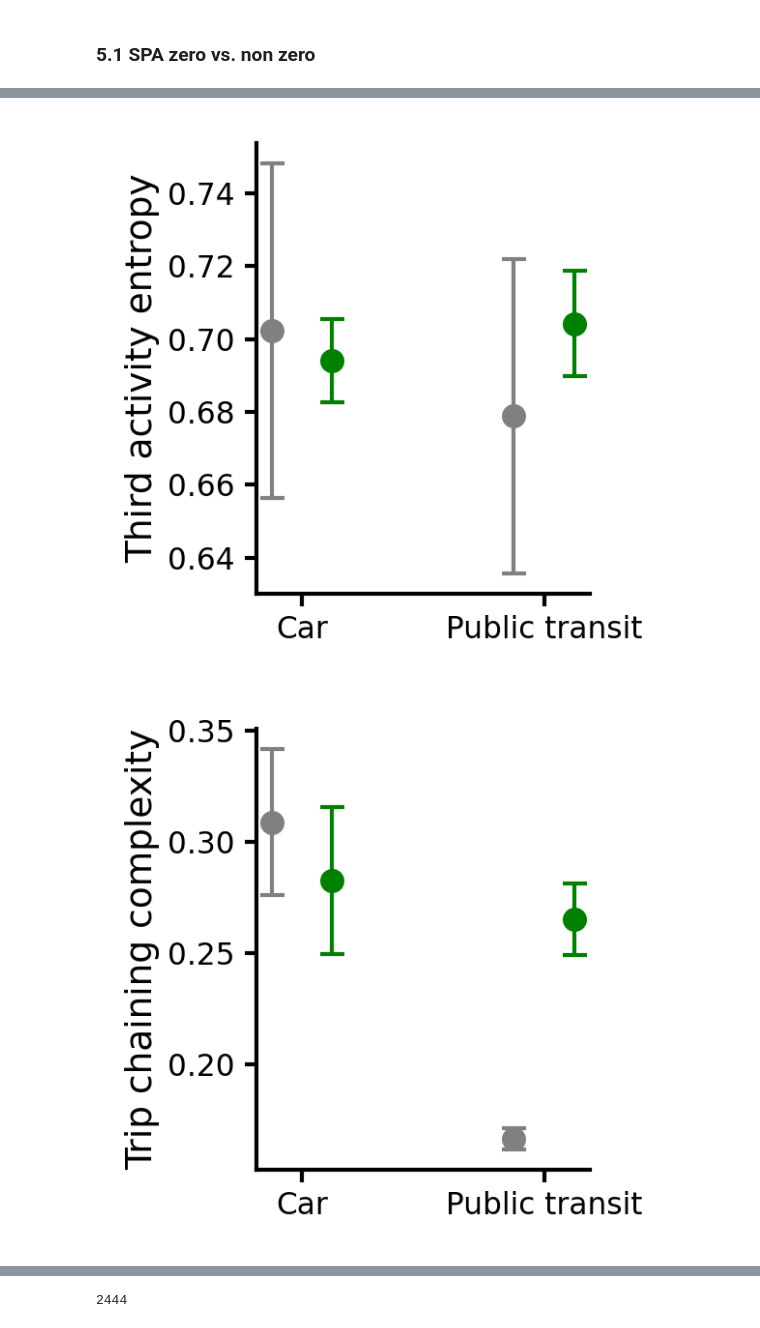
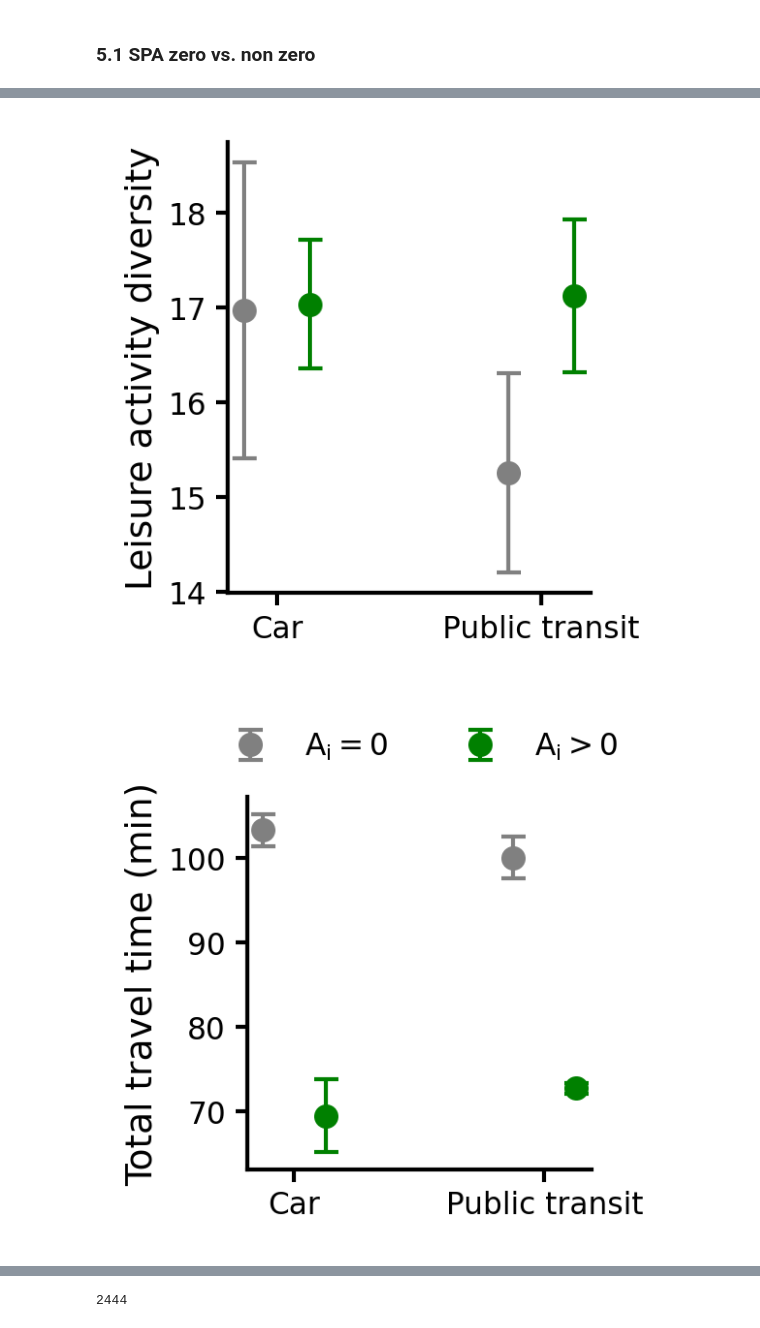
Before and after one commit to TheYuanLiao/netmob25, a Jupyter notebook: src/8-sp-accessibility-desc.ipynb, the cells around one changed output, grey strips where cells are left out. Saved outputs shown, nothing was run; the diff lists cells and outputs as text; code cells hidden in the pictures.

```diff
--- a/src/8-sp-accessibility-desc.ipynb
+++ b/src/8-sp-accessibility-desc.ipynb
@@ -173,6 +163,7 @@ df_r.head()
 # %%
 df_r2plot = df_r.groupby("ID").agg({
     "entropy_mm": "first",
+    "hill_q1": "first",
     "activity_nh_ratio": lambda x: (x * df_r.loc[x.index, "weight_day"]).sum() / df_r.loc[x.index, "weight_day"].sum(),
     "activity_time_third": lambda x: (x * df_r.loc[x.index, "weight_day"]).sum() / df_r.loc[x.index, "weight_day"].sum(),
     "total_travel_time": lambda x: (x * df_r.loc[x.index, "weight_day"]).sum() / df_r.loc[x.index, "weight_day"].sum(),
@@ -474,9 +363,10 @@ Index(['ID', 'entropy_mm', 'activity_nh_ratio', 'activity_time_third',
 # %%
 df_filtered = df_filtered.merge(df_p[['ID', 'codgeo', 'pt_sub']].drop_duplicates(subset=['ID']), on='ID', how='left')
 # %%
-from sklearn.preprocessing import MinMaxScaler
-scaler = MinMaxScaler()
-df_filtered['entropy_mm_norm'] = scaler.fit_transform(df_filtered[['entropy_mm']])
+# Normalize entropy
+# from sklearn.preprocessing import MinMaxScaler
+# scaler = MinMaxScaler()
+# df_filtered['entropy_mm_norm'] = scaler.fit_transform(df_filtered[['entropy_mm']])
 # %%
 # access_col: the column to bin
 # step: 0.5 → boundaries at 10^0, 10^0.5, 10^1, ...
@@ -638,11 +508,14 @@ fig.savefig("figures/trip_chaining_presence.png", dpi=300, bbox_inches='tight')
 # %%
 def ak_cat_agg(data=None):
     trip_chaining_presence = data.loc[data['trip_chaining_presence'] == 1, 'weight_ind'].sum() / data['weight_ind'].sum() * 100
-    md_e, md_err_e = bootstrap_median(data["entropy_mm_norm"], weights=data['weight_ind'], n_bootstrap=1000)
+    md_e, md_err_e = bootstrap_median(data["hill_q1"], weights=data['weight_ind'], n_bootstrap=1000)
     md_t, md_err_t = bootstrap_median(data["xs_total_hws"], weights=data['weight_ind'], n_bootstrap=1000)
     md_a, md_err_a = bootstrap_median(data["activity_time_third"], weights=data['weight_ind'], n_bootstrap=1000)
-    return pd.Series(dict(entropy_mm_norm_50=md_e,
-                          entropy_mm_norm_err=md_err_e,
+    md_tt, md_err_tt = bootstrap_median(data["total_travel_time"], weights=data['weight_ind'], n_bootstrap=1000)
+    return pd.Series(dict(hill_q1_50=md_e,
+                          hill_q1_err=md_err_e,
+                          total_travel_time_50=md_tt,
+                          total_travel_time_err=md_err_tt,
                           activity_time_third_50=md_a,
                           activity_time_third_err=md_err_a,
                           xs_total_hws_50=md_t,
@@ -650,6 +523,6 @@ def ak_cat_agg(data=None):
                           trip_chaining_presence_50=trip_chaining_presence,
                           trip_chaining_presence_err=0))
 
-df_chain_presence = df_filtered.groupby(['ak_cat', 'mode']).apply(ak_cat_agg).reset_index()
+df_chain_presence = df_filtered.groupby(['ak_cat', 'mode']).apply(ak_cat_agg, include_groups=False).reset_index()
 df_chain_presence.head()
 # %% [output]
@@ -699,53 +570,54 @@ plt.show()
 # %%
-def entropy_errplot_combined(df, ylabel="Entropy (median ± SE)", var='entropy_mm'):
+def entropy_errplot_combined(df, ylabel="Diversity (median ± SE)", var='hill_q1', showlegend=True):
     # expected columns: ak_cat ∈ {'Zero','Non-zero'}, mode ∈ {'Car','Public transit'},
     #                   entropy_mm_50, entropy_mm_err
     mode_order = ['Car', 'Public transit']
     spa_order  = ['Zero', 'Non-zero']
     colors = {'Zero': 'gray', 'Non-zero': 'green'}
-
+    label_map = {'SPA=Zero': '$A_i=0$', 'SPA=Non-zero': '$A_i>0$'}
     fig, ax = plt.subplots(figsize=(2, 2), dpi=300)
 
     # Positioning: offset SPA within each mode
     width = 0.25
     x = np.arange(len(mode_order))  # positions for Car/PT
 
     for j, spa in enumerate(spa_order):
         sub = df[df['ak_cat'] == spa].copy()
         means = [sub.loc[sub['mode'] == m, f'{var}_50'].values[0] for m in mode_order]
         errs  = [sub.loc[sub['mode'] == m, f'{var}_err'].values[0] for m in mode_order]
 
         ax.errorbar(
             x + (j-0.5)*width, means,
             yerr=errs,
             fmt='o', ms=5, capsize=3,
             color=colors[spa],
-            label=f"SPA={spa}"
+            label=label_map[f"SPA={spa}"]
         )
 
     ax.set_xticks(x)
     ax.set_xticklabels(mode_order)
     ax.set_ylabel(ylabel)
     sns.despine(ax=ax)
 
     # Legend horizontal on top
     handles, labels = ax.get_legend_handles_labels()
-    #ax.legend(handles, labels, title="", frameon=False,
-    #          loc="upper center", bbox_to_anchor=(0.5, 1.3), ncol=2)
+    if showlegend:
+        ax.legend(handles, labels, title="", frameon=False,
+                loc="lower center", bbox_to_anchor=(0.5, 1.02), ncol=2)
 
     plt.tight_layout()
     return fig, ax
 
 # Usage
-fig, _ = entropy_errplot_combined(df_chain_presence, ylabel="Third activity entropy", var='entropy_mm_norm')
-fig.savefig("figures/entropy_mm_spa.png", dpi=300, bbox_inches='tight')
+fig, _ = entropy_errplot_combined(df_chain_presence, ylabel="Leisure activity diversity", var='hill_q1', showlegend=False)
+fig.savefig("figures/hill_q1_spa.png", dpi=300, bbox_inches='tight')
 plt.show()
-fig, _ = entropy_errplot_combined(df_chain_presence, ylabel="Trip chaining complexity", var='xs_total_hws')
-fig.savefig("figures/xs_total_hws_spa.png", dpi=300, bbox_inches='tight')
+fig, _ = entropy_errplot_combined(df_chain_presence, ylabel="Total travel time (min)", var='total_travel_time', showlegend=True)
+fig.savefig("figures/total_travel_time_spa.png", dpi=300, bbox_inches='tight')
 plt.show()
-fig, _ = entropy_errplot_combined(df_chain_presence, ylabel="Third activity time (min)", var='activity_time_third')
-fig.savefig("figures/activity_time_third_spa.png", dpi=300, bbox_inches='tight')
-plt.show()
+# fig, _ = entropy_errplot_combined(df_chain_presence, ylabel="Leisure activity time (min)", var='activity_time_third')
+# fig.savefig("figures/activity_time_third_spa.png", dpi=300, bbox_inches='tight')
+# plt.show()
 # %% [output]
-[figure, old version]
+[figure, new version]
-[figure, old version]
+[figure, new version]
```
Also changed, not shown: parts of 47 cells of this notebook, 36 other files.
